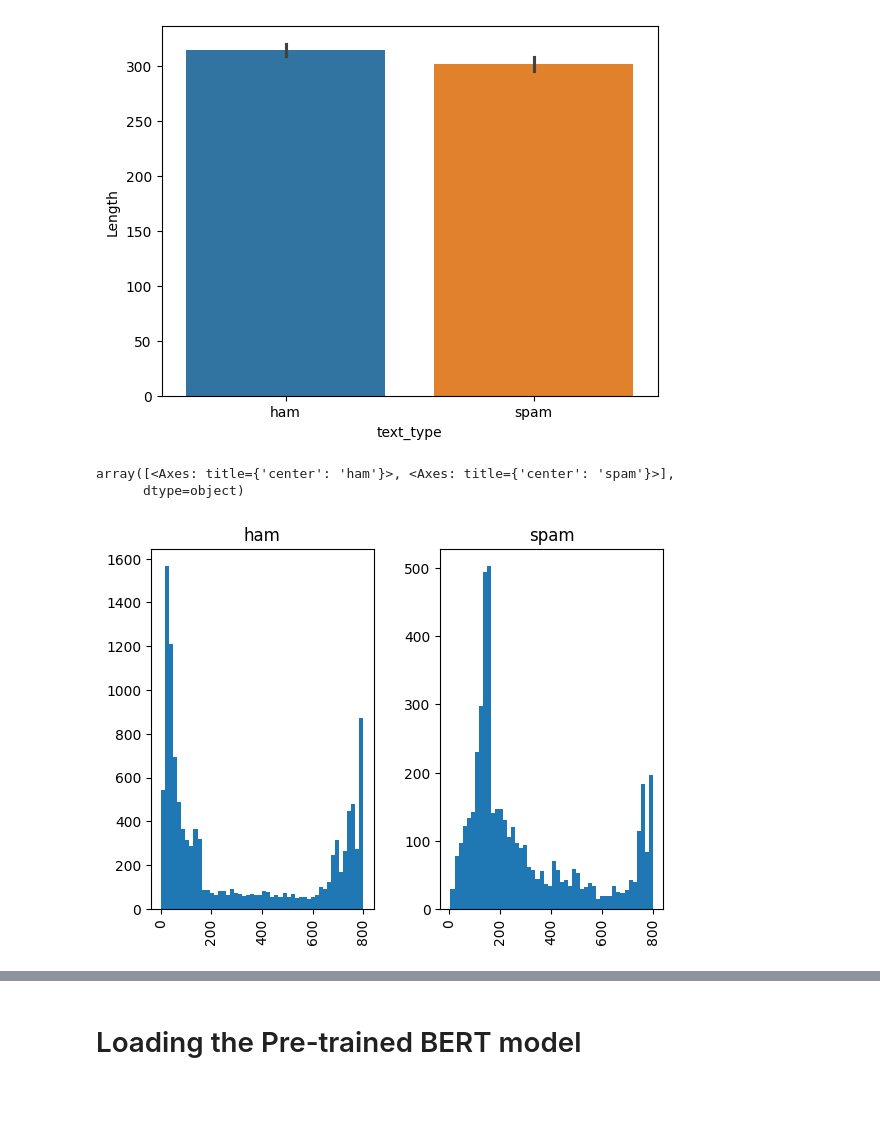
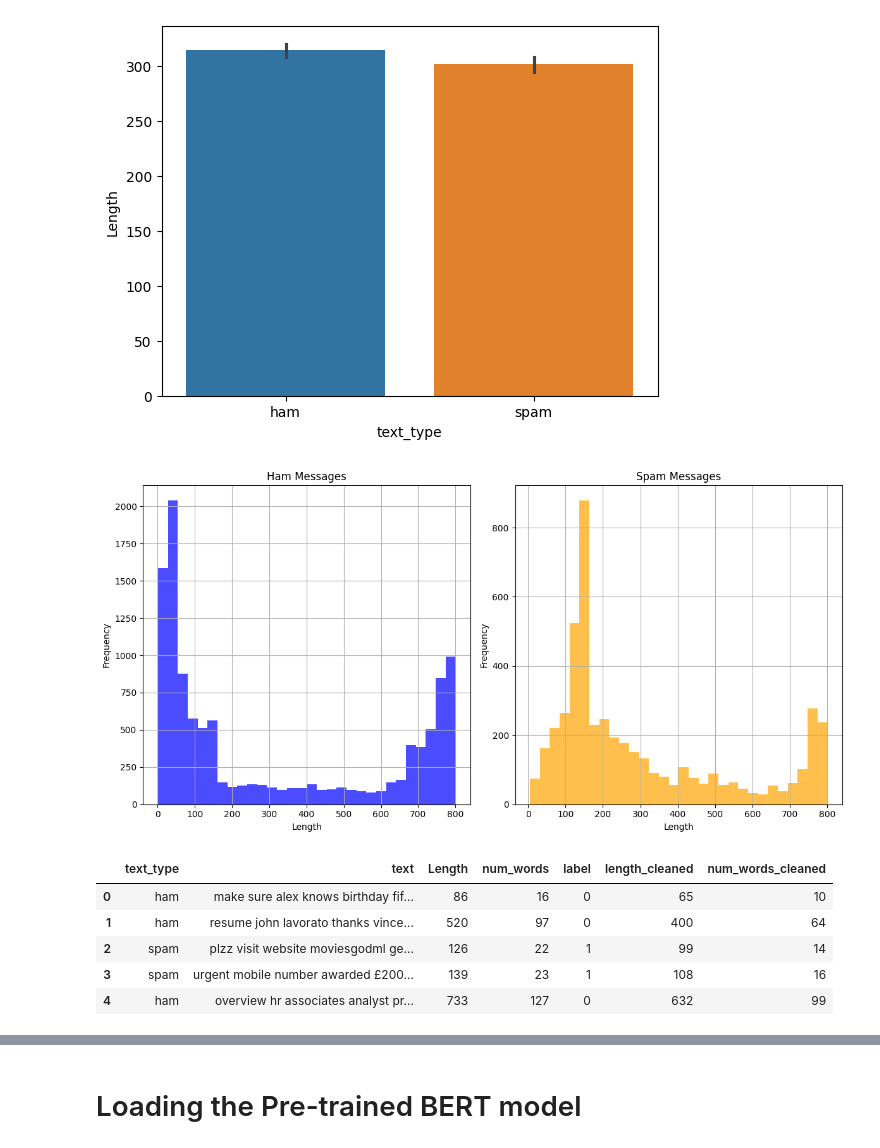
Before and after one commit to sBakhmutov/vk_spam_or_ham, a Jupyter notebook: vk_spam_model.ipynb, the cells around one changed output, grey strips where cells are left out. Saved outputs shown, nothing was run; the diff lists cells and outputs as text; code cells hidden in the pictures; blank space fills up the shorter version.

```diff
--- a/vk_spam_model.ipynb
+++ b/vk_spam_model.ipynb
@@ -109,9 +129,21 @@ sns.barplot(data=train_df, x='text_type', y='Length', hue="text_type")
 # %% [output]
 <Axes: xlabel='text_type', ylabel='Length'>
 [figure]
-# %%
-train_df.hist(column='Length',by='text_type', bins=50)
-# %% [output]
-array([<Axes: title={'center': 'ham'}>, <Axes: title={'center': 'spam'}>],
-      dtype=object)
-[figure, removed]
+# %%
+fig, axes = plt.subplots(1, 2, figsize=(12, 6))
+
+# Построение гистограммы для длины сообщений, разделенной по типу сообщений
+train_df[train_df['text_type'] == 'ham'].hist(column='Length', bins=30, ax=axes[0], color='blue',alpha=0.7)
+axes[0].set_title('Ham Messages')
+axes[0].set_xlabel('Length')
+axes[0].set_ylabel('Frequency')
+
+train_df[train_df['text_type'] == 'spam'].hist(column='Length', bins=30, ax=axes[1], color='orange',alpha=0.7)
+axes[1].set_title('Spam Messages')
+axes[1].set_xlabel('Length')
+axes[1].set_ylabel('Frequency')
+
+plt.tight_layout()
+plt.show()
+# %% [output]
+[figure, added]
@@ -117,0 +161,11 @@ array([<Axes: title={'center': 'ham'}>, <Axes: title={'center': 'spam'}>],
+# %%
+clean_data["length_cleaned"] = clean_data["text"].apply(len) # get the length of the text message
+clean_data["num_words_cleaned"] = clean_data["text"].apply(lambda x: len(re.findall(r'\w+', x)))
+clean_data.head()
+# %% [output]
+|  | text_type | text | Length | num_words | label | length_cleaned | num_words_cleaned |
+| 0 | ham | make sure alex knows birthday fif... | 86 | 16 | 0 | 65 | 10 |
+| 1 | ham | resume john lavorato thanks vince... | 520 | 97 | 0 | 400 | 64 |
+| 2 | spam | plzz visit website moviesgodml ge... | 126 | 22 | 1 | 99 | 14 |
+| 3 | spam | urgent mobile number awarded £200... | 139 | 23 | 1 | 108 | 16 |
+| 4 | ham | overview hr associates analyst pr... | 733 | 127 | 0 | 632 | 99 |
```
Also changed, not shown: parts of 45 cells of this notebook.
